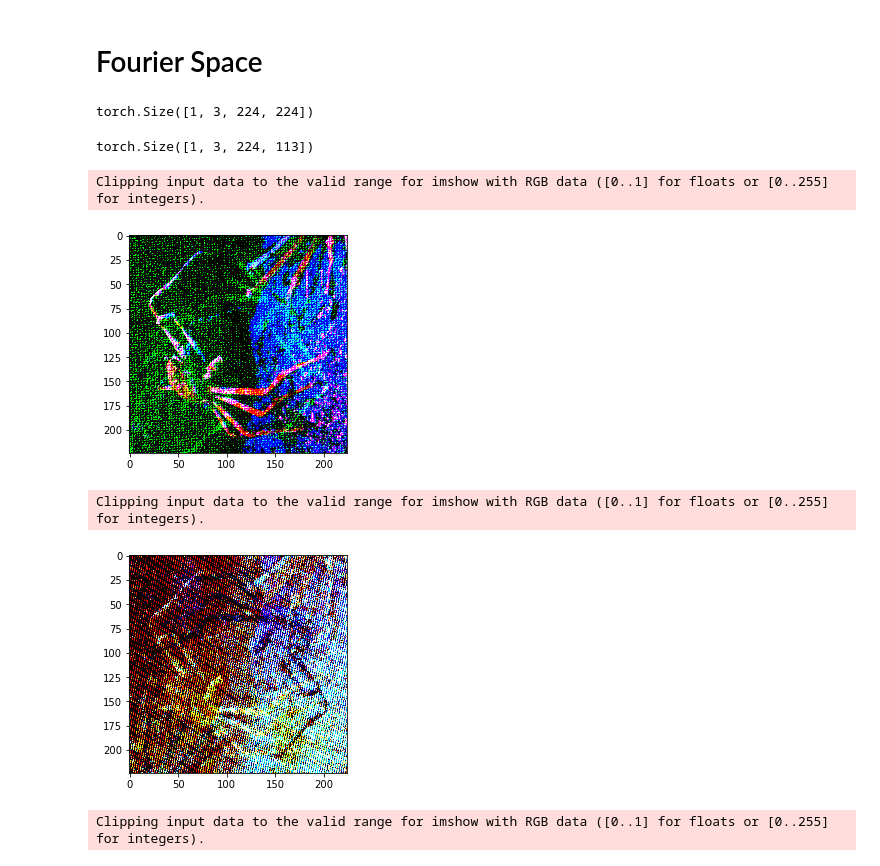
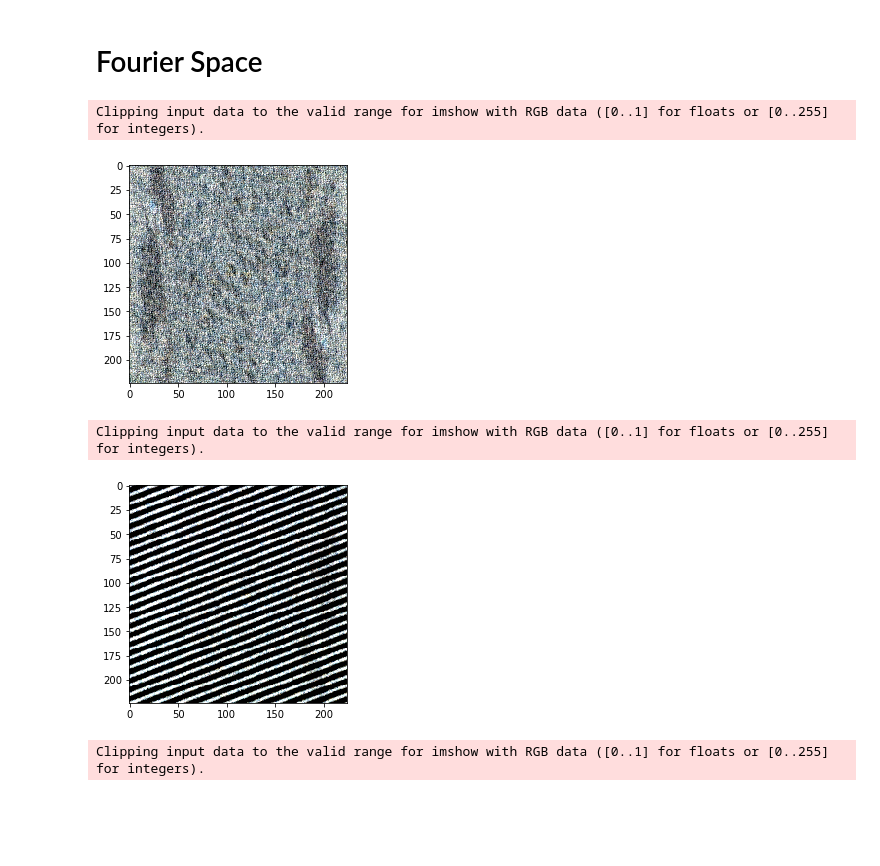
Before and after one commit to chingf/hallucnn-vision, a Jupyter notebook: visualize-images.ipynb, the cells around one changed output. Cells and saved outputs as stored; diff of their text form; code cells hidden in the pictures; blank space fills up the shorter version.

```diff
--- a/visualize-images.ipynb
+++ b/visualize-images.ipynb
@@ -103,7 +103,3 @@ plt.show()
 [figure]
 # %% [markdown]
 # Fourier Space
-# %%
-feature.shape
-# %% [output]
-torch.Size([1, 3, 224, 224])
@@ -114,39 +106,37 @@ y = torch.fft.rfft2(feature)
-# %%
-ims.shape
-# %% [output]
-torch.Size([1, 3, 224, 113])
+# %%
+feature, label = next(load_iter)
 # %%
 y = torch.fft.rfft2(feature)
 
 res = np.real(y)
 ims = np.imag(y)
 ims_shape = ims.shape
 shuff_indices = np.arange(ims_shape[-1]*ims_shape[-2])
 np.random.shuffle(shuff_indices)
-for c in [1]:
+for c in [0,1,2]:
     c_vals = ims[:,c]
     c_shape = c_vals.shape
     c_vals = c_vals.flatten()
     c_vals = c_vals[shuff_indices]
     ims[:,c] = c_vals.reshape(c_shape)
 # for c in [1]:
 #     ims_c = ims[:,c]
 #     ims_c_shape = ims_c.shape
 #     ims_c = ims_c.flatten()
 #     np.random.shuffle(ims_c)
 #     ims_c = ims_c.reshape(ims_c_shape)
 #     ims[:,c] = ims_c
 
 test = res +ims*1j
 test = torch.fft.irfft2(test)
 plt.figure()
 plt.imshow(
     test[0].transpose(0,2), interpolation='nearest'
     )
 plt.show()
 # %% [output]
 Clipping input data to the valid range for imshow with RGB data ([0..1] for floats or [0..255] for integers).
-[figure, old version]
+[figure, new version]
 # %%
 y = torch.fft.rfft2(feature)
 
@@ -178,7 +168,7 @@ plt.imshow(
 plt.show()
 # %% [output]
 Clipping input data to the valid range for imshow with RGB data ([0..1] for floats or [0..255] for integers).
-[figure, old version]
+[figure, new version]
 # %%
 plt.imshow(
     feature[0].transpose(0,2), interpolation='nearest'
```
Also changed, not shown: parts of 3 cells of this notebook, 5 other files.
